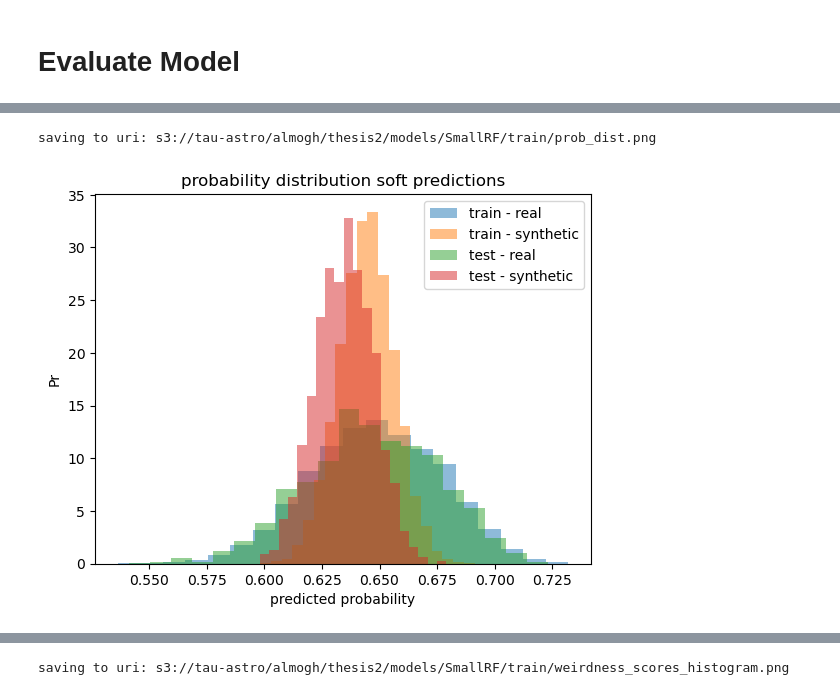
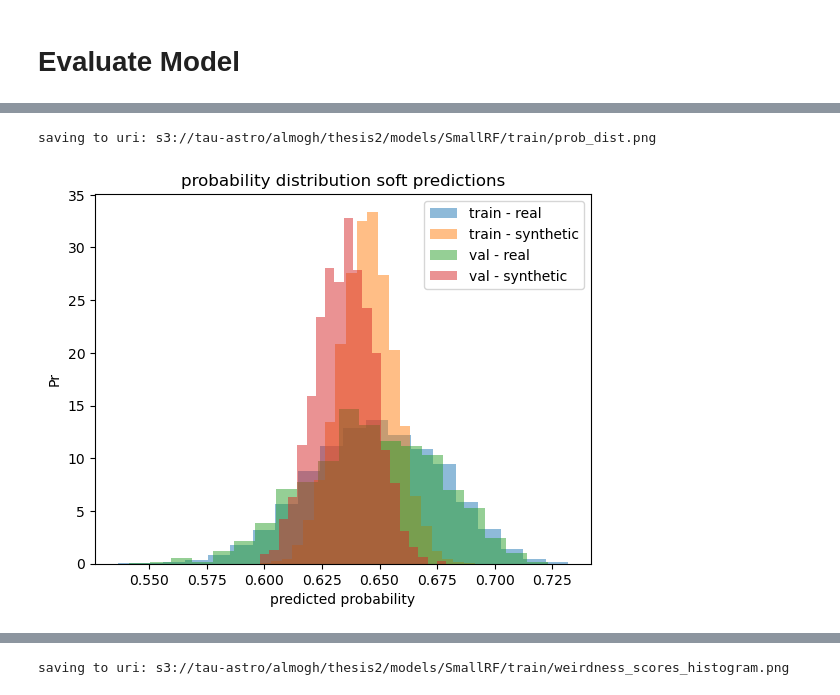
Before and after one commit to almoghershko/thesis2, a Jupyter notebook: notebooks/train_smallRF.ipynb, the cells around one changed output, grey strips where cells are left out. Cells and saved outputs as stored; diff of their text form; code cells hidden in the pictures.

```diff
--- a/notebooks/train_smallRF.ipynb
+++ b/notebooks/train_smallRF.ipynb
@@ -65,14 +67,17 @@ model_name = 'SmallRF'
 # prepare model paths
 s3_model_dir_path = os.path.join(s3_models_dir_path, model_name)
 s3_model_train_dir_path = os.path.join(s3_model_dir_path, 'train')
+s3_model_test_dir_path = os.path.join(s3_model_dir_path, 'test')
 s3_model_save_path = os.path.join(s3_model_train_dir_path, 'rf.pkl')
 # prepare data paths
 s3_data_model_dir_path = os.path.join(s3_data_dir_path, model_name)
 s3_data_train_dir_path = os.path.join(s3_data_model_dir_path, 'train')
+s3_data_val_dir_path = os.path.join(s3_data_model_dir_path, 'val')
 s3_data_test_dir_path = os.path.join(s3_data_model_dir_path, 'test')
 # %%
 # load data
 X_train_real = from_s3_npy(s3_client, bucket_name, os.path.join(s3_data_train_dir_path, 'spec.npy'))
-X_test_real = from_s3_npy(s3_client, bucket_name, os.path.join(s3_data_test_dir_path, 'spec.npy'))
+X_val_real = from_s3_npy(s3_client, bucket_name, os.path.join(s3_data_val_dir_path, 'spec.npy'))
+X_test = from_s3_npy(s3_client, bucket_name, os.path.join(s3_data_test_dir_path, 'spec.npy'))
 # %% [output]
 loading from uri: s3://tau-astro/almogh/thesis2/data/SmallRF/train/spec.npy
@@ -85,12 +93,12 @@ loading from uri: s3://tau-astro/almogh/thesis2/data/SmallRF/train/gs.pkl
 # create synthetic data
 from uRF_SDSS import return_synthetic_data
 X_train_syn = return_synthetic_data(X_train_real, seed)
-X_test_syn = return_synthetic_data(X_test_real, seed)
+X_val_syn = return_synthetic_data(X_val_real, seed)
 # %%
 # merge
 from uRF_SDSS import merge_work_and_synthetic_samples
 Z_train, y_train = merge_work_and_synthetic_samples(X_train_real, X_train_syn)
-Z_test, y_test = merge_work_and_synthetic_samples(X_test_real, X_test_syn)
+Z_val, y_val = merge_work_and_synthetic_samples(X_val_real, X_val_syn)
 # %% [markdown]
 # Train Model
 # %%
@@ -194,15 +198,15 @@ saving to uri: s3://tau-astro/almogh/thesis2/models/SmallRF/train/RF_log.txt
 # %%
 if not load_model:
 
-    p_test = rf.predict_proba(Z_test)
     p_train = rf.predict_proba(Z_train)
+    p_val = rf.predict_proba(Z_val)
 
     fig = plt.figure()
 
     plt.hist(p_train[y_train==1,np.where(rf.classes_==1)[0][0]], density=True, bins=20, alpha=0.5, label='train - real')
     plt.hist(p_train[y_train==2,np.where(rf.classes_==2)[0][0]], density=True, bins=20, alpha=0.5, label='train - synthetic')
-    plt.hist(p_test[y_test==1,np.where(rf.classes_==1)[0][0]], density=True, bins=20, alpha=0.5, label='test - real')
-    plt.hist(p_test[y_test==2,np.where(rf.classes_==2)[0][0]], density=True, bins=20, alpha=0.5, label='test - synthetic')
+    plt.hist(p_val[y_val==1,np.where(rf.classes_==1)[0][0]], density=True, bins=20, alpha=0.5, label='val - real')
+    plt.hist(p_val[y_val==2,np.where(rf.classes_==2)[0][0]], density=True, bins=20, alpha=0.5, label='val - synthetic')
     plt.legend()
     plt.title("probability distribution soft predictions")
     plt.ylabel("Pr")
@@ -224,2 +226,2 @@ if not load_model:
 saving to uri: s3://tau-astro/almogh/thesis2/models/SmallRF/train/prob_dist.png
-[figure, old version]
+[figure, new version]
```
Also changed, not shown: parts of 20 cells of this notebook, 5 other files.
